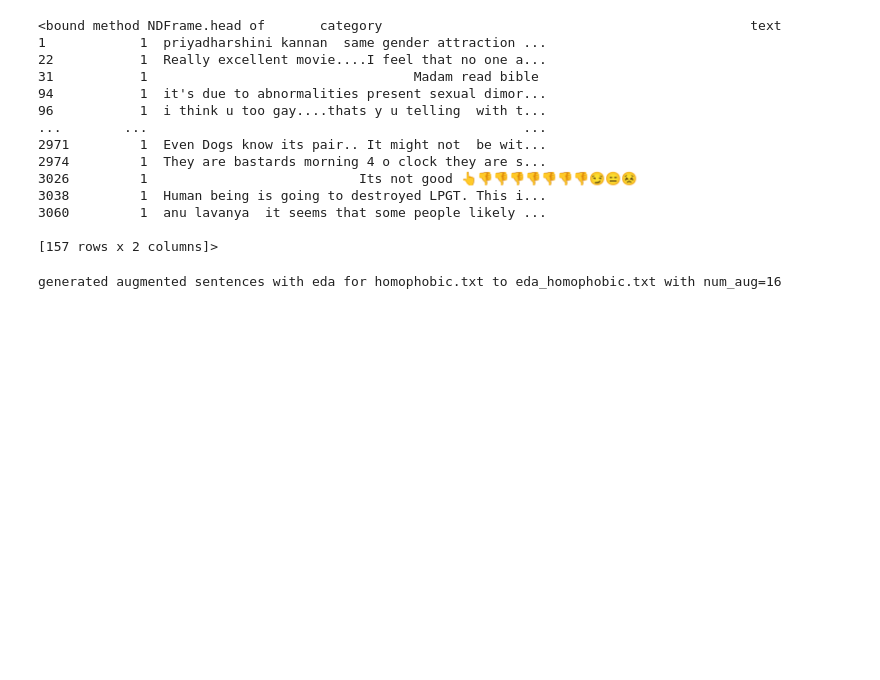
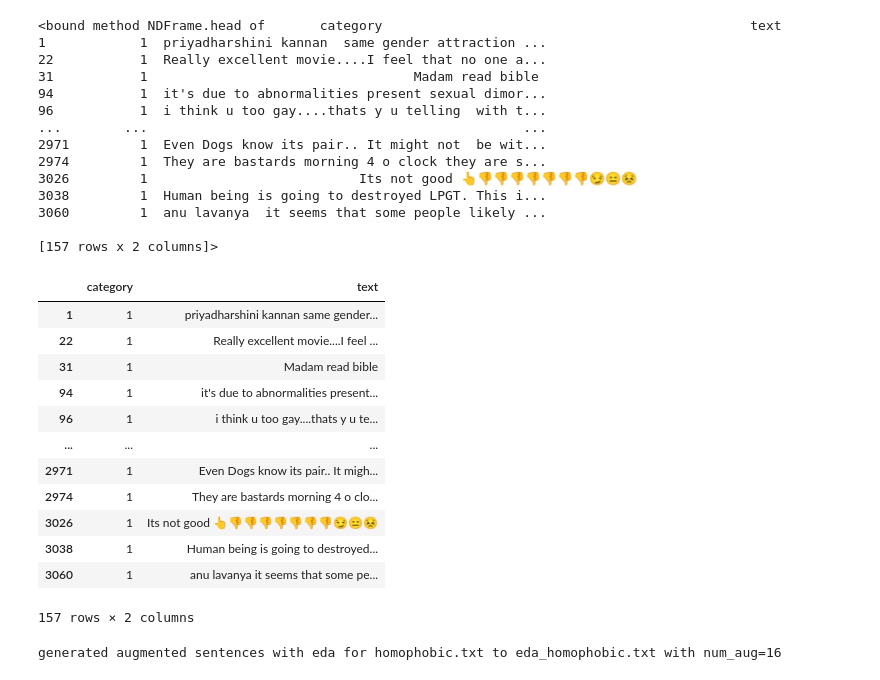
Before and after one commit to vitthal-bhandari/Homophobia-Transphobia-Detection, a Jupyter notebook: lt_edi_english.ipynb, the cells around one changed output. Cells and saved outputs as stored; diff of their text form; code cells hidden in the pictures; blank space fills up the shorter version.

```diff
--- a/lt_edi_english.ipynb
+++ b/lt_edi_english.ipynb
@@ -974,6 +974,22 @@ df_homophobic.head
 3060         1  anu lavanya  it seems that some people likely ...
 
 [157 rows x 2 columns]>
+# %%
+df_homophobic.head(1000)
+# %% [output]
+|  | category | text |
+| 1 | 1 | priyadharshini kannan same gender... |
+| 22 | 1 | Really excellent movie....I feel ... |
+| 31 | 1 | Madam read bible |
+| 94 | 1 | it's due to abnormalities present... |
+| 96 | 1 | i think u too gay....thats y u te... |
+| ... | ... | ... |
+| 2971 | 1 | Even Dogs know its pair.. It migh... |
+| 2974 | 1 | They are bastards morning 4 o clo... |
+| 3026 | 1 | Its not good 👆👎👎👎👎👎👎👎😏😑😣 |
+| 3038 | 1 | Human being is going to destroyed... |
+| 3060 | 1 | anu lavanya it seems that some pe... |
+157 rows × 2 columns
 # %%
 df_homophobic.to_csv('homophobic.txt', sep="\t", header=False, index=False)
 # %%
```
Also changed, not shown: parts of 40 cells of this notebook.
